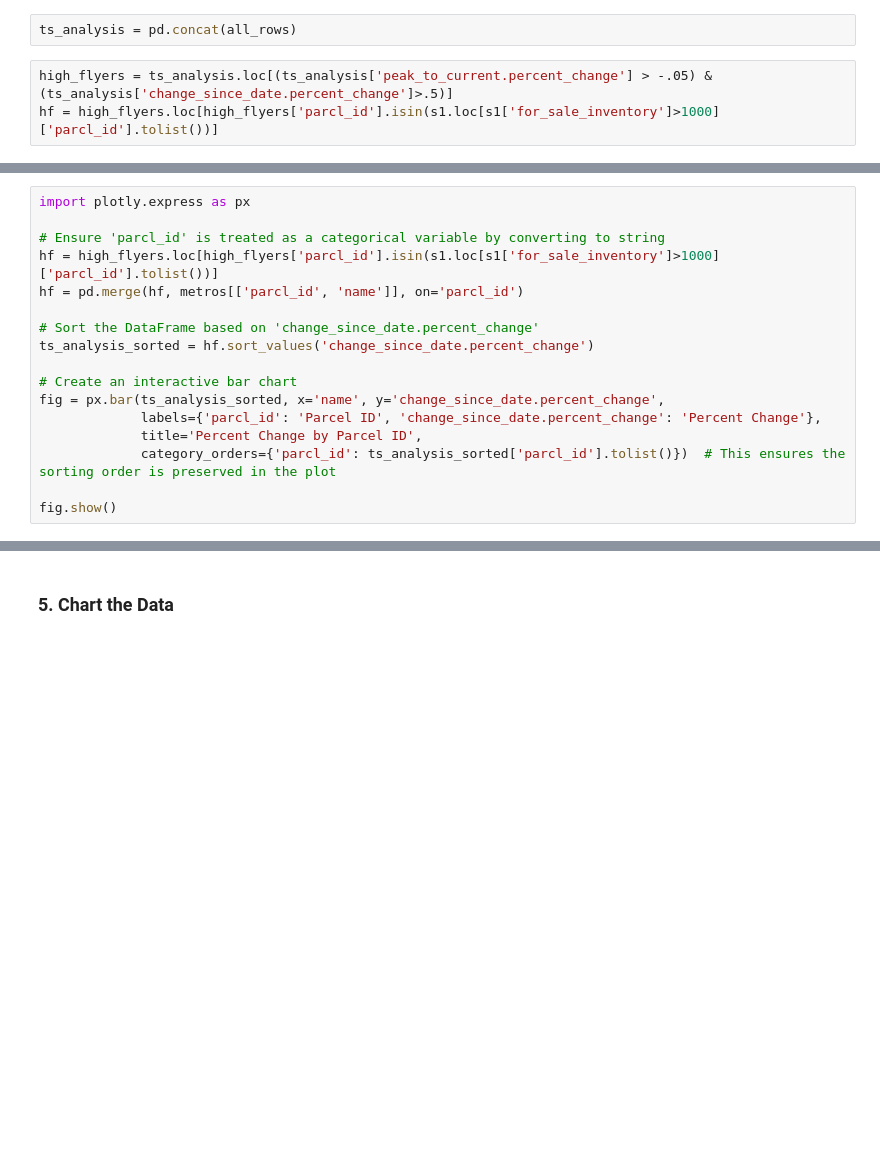
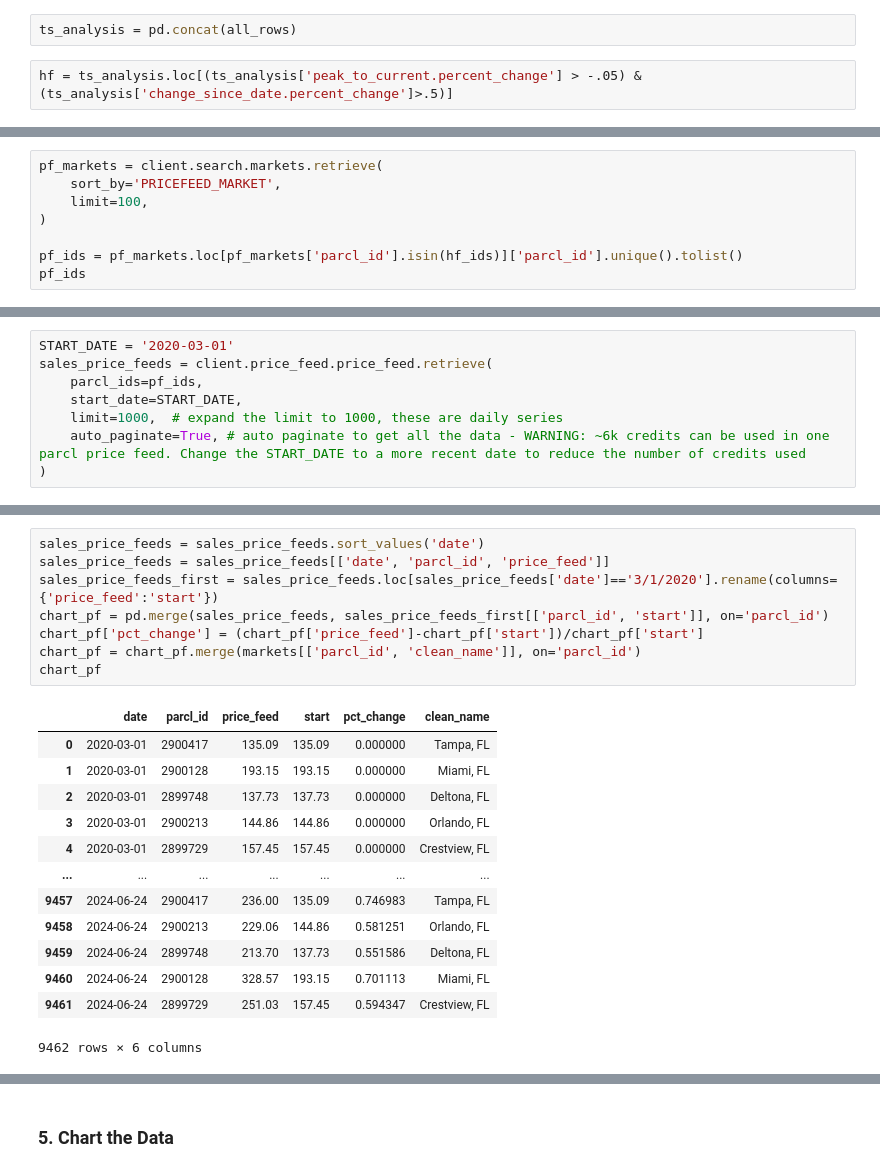
Before and after one commit to ParclLabs/parcllabs-cookbook, a Jupyter notebook: examples/experimental/supply_and_demand/markets_that_could_disrupt.ipynb, the cells around one changed output, grey strips where cells are left out. Cells and saved outputs as stored; diff of their text form; blank space fills up the shorter version.

Commit message:
disruptive market analysis

```diff
--- a/examples/experimental/supply_and_demand/markets_that_could_disrupt.ipynb
+++ b/examples/experimental/supply_and_demand/markets_that_could_disrupt.ipynb
@@ -266,5 +655,4 @@ for pid in prices_skew['parcl_id'].unique().tolist():
 # %%
 ts_analysis = pd.concat(all_rows)
 # %%
-high_flyers = ts_analysis.loc[(ts_analysis['peak_to_current.percent_change'] > -.05) & (ts_analysis['change_since_date.percent_change']>.5)]
-hf = high_flyers.loc[high_flyers['parcl_id'].isin(s1.loc[s1['for_sale_inventory']>1000]['parcl_id'].tolist())]
+hf = ts_analysis.loc[(ts_analysis['peak_to_current.percent_change'] > -.05) & (ts_analysis['change_since_date.percent_change']>.5)]
@@ -277,17 +658,0 @@ ts_analysis.loc[ts_analysis['parcl_id']==2899822]
-# %%
-import plotly.express as px
-
-# Ensure 'parcl_id' is treated as a categorical variable by converting to string
-hf = high_flyers.loc[high_flyers['parcl_id'].isin(s1.loc[s1['for_sale_inventory']>1000]['parcl_id'].tolist())]
-hf = pd.merge(hf, metros[['parcl_id', 'name']], on='parcl_id')
-
-# Sort the DataFrame based on 'change_since_date.percent_change'
-ts_analysis_sorted = hf.sort_values('change_since_date.percent_change')
-
-# Create an interactive bar chart
-fig = px.bar(ts_analysis_sorted, x='name', y='change_since_date.percent_change',
-             labels={'parcl_id': 'Parcel ID', 'change_since_date.percent_change': 'Percent Change'},
-             title='Percent Change by Parcel ID',
-             category_orders={'parcl_id': ts_analysis_sorted['parcl_id'].tolist()})  # This ensures the sorting order is preserved in the plot
-
-fig.show()
@@ -347,0 +796,8 @@ tmp.loc[tmp['parcl_id']==ex_id].plot(x='date', y='pct_change_demand')
+# %%
+pf_markets = client.search.markets.retrieve(
+    sort_by='PRICEFEED_MARKET',
+    limit=100,
+)
+
+pf_ids = pf_markets.loc[pf_markets['parcl_id'].isin(hf_ids)]['parcl_id'].unique().tolist()
+pf_ids
@@ -347,0 +817,8 @@ tmp.loc[tmp['parcl_id']==ex_id].plot(x='date', y='pct_change_demand')
+# %%
+START_DATE = '2020-03-01'
+sales_price_feeds = client.price_feed.price_feed.retrieve(
+    parcl_ids=pf_ids,
+    start_date=START_DATE,
+    limit=1000,  # expand the limit to 1000, these are daily series
+    auto_paginate=True, # auto paginate to get all the data - WARNING: ~6k credits can be used in one parcl price feed. Change the START_DATE to a more recent date to reduce the number of credits used
+)
@@ -347,0 +834,22 @@ tmp.loc[tmp['parcl_id']==ex_id].plot(x='date', y='pct_change_demand')
+# %%
+sales_price_feeds = sales_price_feeds.sort_values('date')
+sales_price_feeds = sales_price_feeds[['date', 'parcl_id', 'price_feed']]
+sales_price_feeds_first = sales_price_feeds.loc[sales_price_feeds['date']=='3/1/2020'].rename(columns={'price_feed':'start'})
+chart_pf = pd.merge(sales_price_feeds, sales_price_feeds_first[['parcl_id', 'start']], on='parcl_id')
+chart_pf['pct_change'] = (chart_pf['price_feed']-chart_pf['start'])/chart_pf['start']
+chart_pf = chart_pf.merge(markets[['parcl_id', 'clean_name']], on='parcl_id')
+chart_pf
+# %% [output]
+|  | date | parcl_id | price_feed | start | pct_change | clean_name |
+| 0 | 2020-03-01 | 2900417 | 135.09 | 135.09 | 0.000000 | Tampa, FL |
+| 1 | 2020-03-01 | 2900128 | 193.15 | 193.15 | 0.000000 | Miami, FL |
+| 2 | 2020-03-01 | 2899748 | 137.73 | 137.73 | 0.000000 | Deltona, FL |
+| 3 | 2020-03-01 | 2900213 | 144.86 | 144.86 | 0.000000 | Orlando, FL |
+| 4 | 2020-03-01 | 2899729 | 157.45 | 157.45 | 0.000000 | Crestview, FL |
+| ... | ... | ... | ... | ... | ... | ... |
+| 9457 | 2024-06-24 | 2900417 | 236.00 | 135.09 | 0.746983 | Tampa, FL |
+| 9458 | 2024-06-24 | 2900213 | 229.06 | 144.86 | 0.581251 | Orlando, FL |
+| 9459 | 2024-06-24 | 2899748 | 213.70 | 137.73 | 0.551586 | Deltona, FL |
+| 9460 | 2024-06-24 | 2900128 | 328.57 | 193.15 | 0.701113 | Miami, FL |
+| 9461 | 2024-06-24 | 2899729 | 251.03 | 157.45 | 0.594347 | Crestview, FL |
+9462 rows × 6 columns
```
Also changed, not shown: parts of 58 cells of this notebook.
